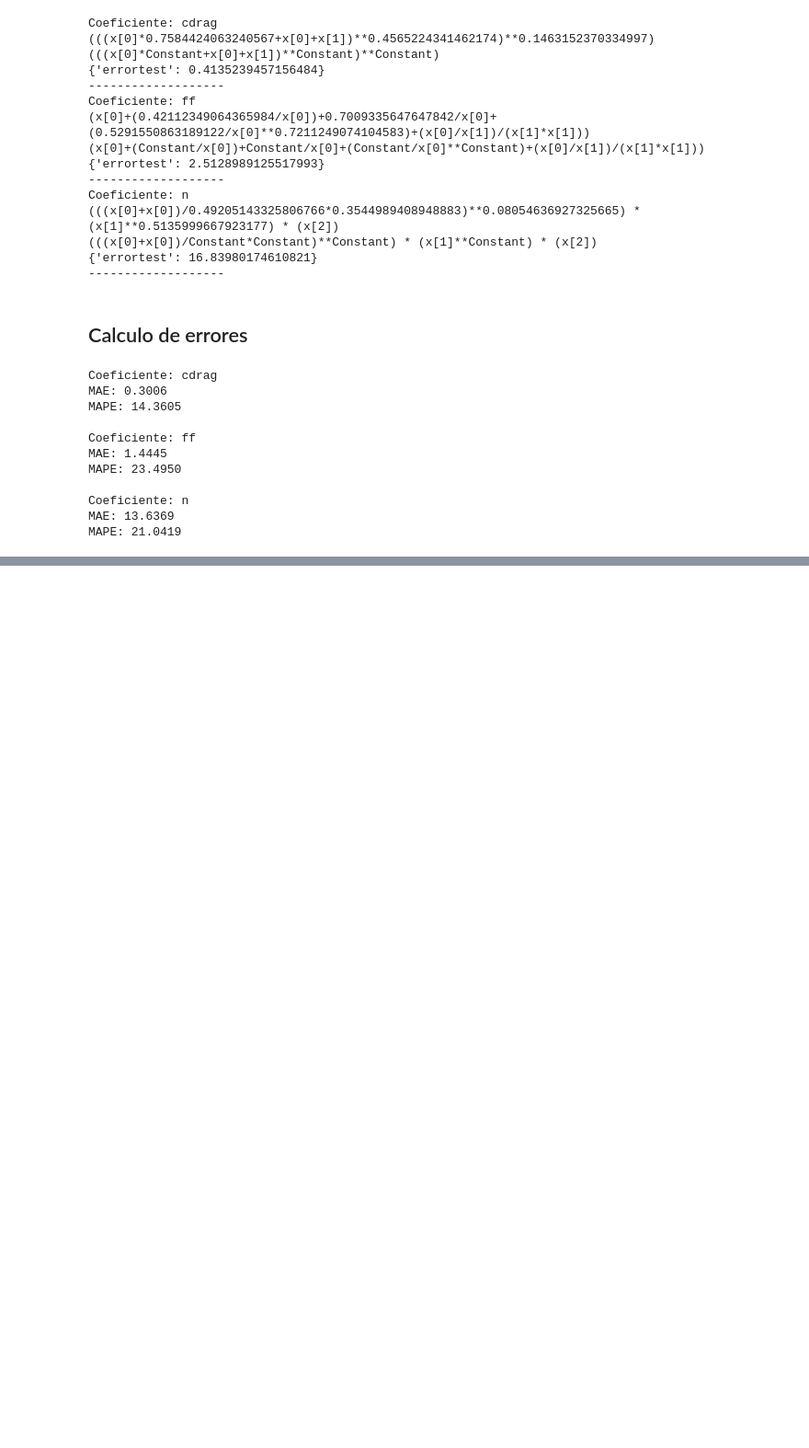
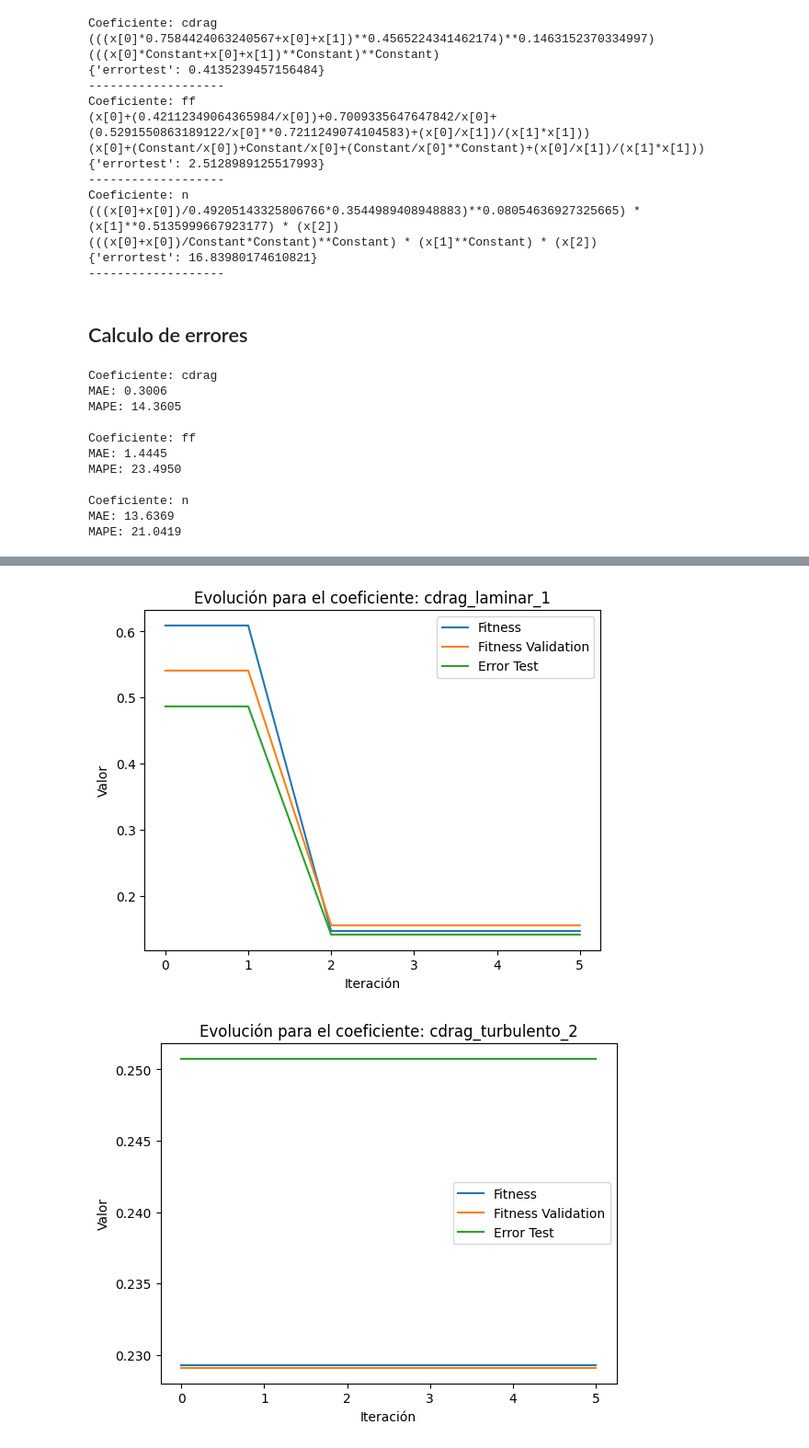
Before and after one commit to NicoBrandstetterr/projectCompuEvolutiva, a Jupyter notebook: sgeModel/sge/analytics.ipynb, the cells around one changed output, grey strips where cells are left out. Shown at 92% size. Saved outputs shown, nothing was run; the diff lists cells and outputs as text; code cells hidden in the pictures; blank space fills up the shorter version.

```diff
--- a/sgeModel/sge/analytics.ipynb
+++ b/sgeModel/sge/analytics.ipynb
@@ -161,0 +213,5 @@ MAPE: 21.0419
+# %%
+plot_evolution(choice2_results,iteraciones=6,structure_type="choice 2")
+# %% [output]
+[figure, added]
+[figure, added]
```
Also changed, not shown: parts of 12 cells of this notebook.
